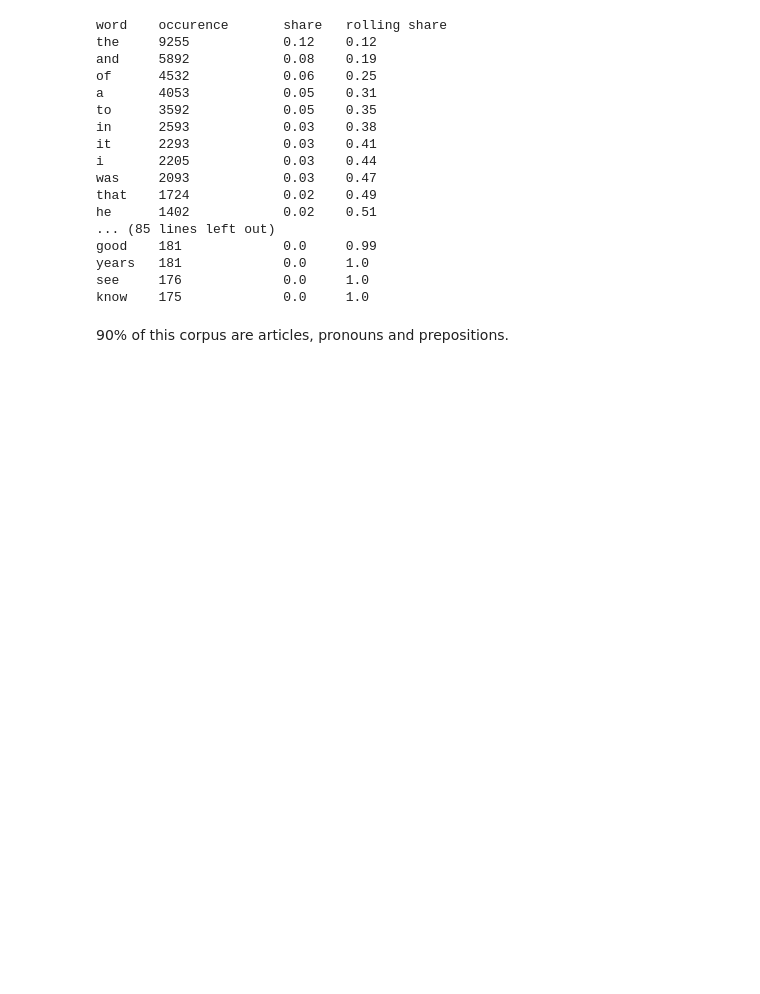
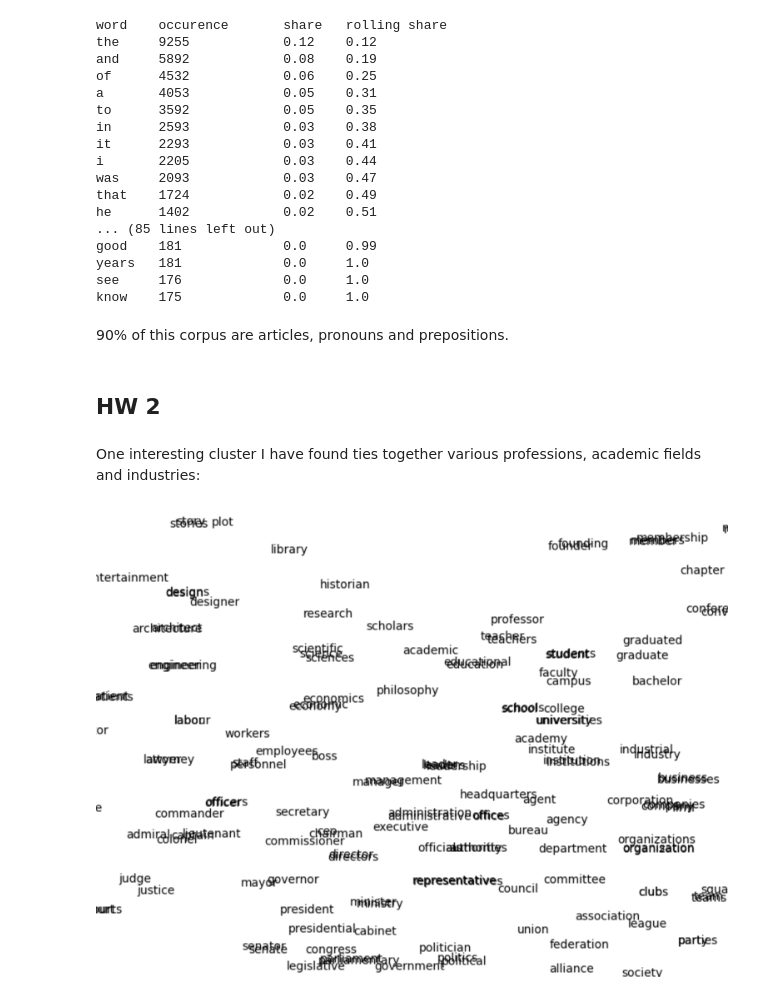
Before and after one commit to kloiks/ai-science-training-series, a Jupyter notebook: 04_intro_to_llms/Homework_1.ipynb, the cells around one changed output. Saved outputs shown, nothing was run; the diff lists cells and outputs as text; code cells hidden in the pictures; blank space fills up the shorter version.

```diff
--- a/04_intro_to_llms/Homework_1.ipynb
+++ b/04_intro_to_llms/Homework_1.ipynb
@@ -125,3 +125,13 @@ see     176             0.0     1.0
 know    175             0.0     1.0
 # %% [markdown]
 90% of this corpus are articles, pronouns and prepositions.
+# %% [markdown]
+## HW 2
+# %% [markdown]
+One interesting cluster I have found ties together various professions, academic fields and industries:
+# %%
+from IPython.display import Image
+
+Image(filename='professions_cluster.png')
+# %% [output]
+[figure, added]
```
Also changed, not shown: 3 other files.
